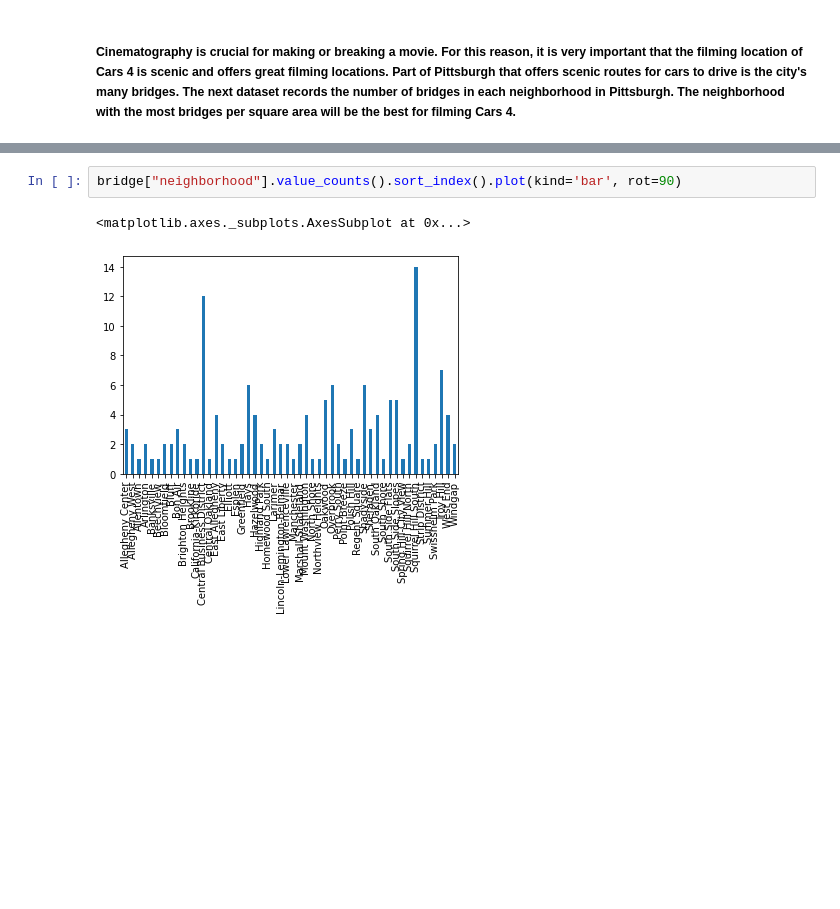
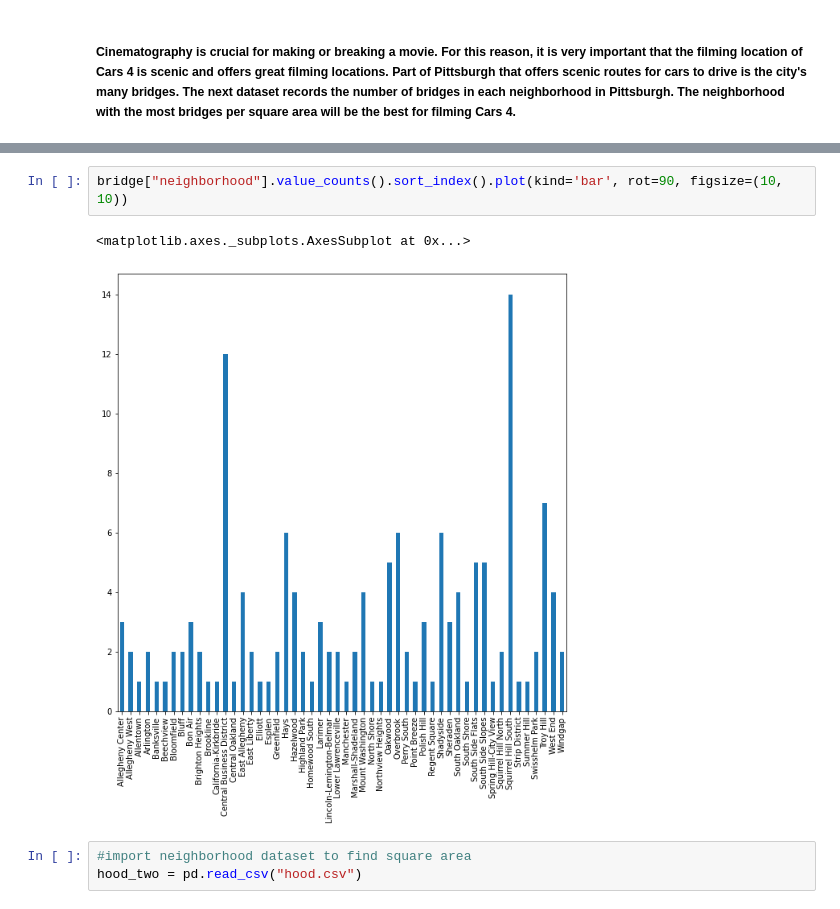
Before and after one commit to norarich/Final-Project, a Jupyter notebook: Nora's Notebook.ipynb, the cells around one changed output, grey strips where cells are left out. Saved outputs shown, nothing was run; the diff lists cells and outputs as text; blank space fills up the shorter version.

```diff
--- a/Nora's Notebook.ipynb
+++ b/Nora's Notebook.ipynb
@@ -68,7 +120,10 @@ Brookline                     1
 North Shore                   1
 Name: neighborhood, dtype: int64
 # %%
-bridge["neighborhood"].value_counts().sort_index().plot(kind='bar', rot=90)
+bridge["neighborhood"].value_counts().sort_index().plot(kind='bar', rot=90, figsize=(10, 10))
 # %% [output]
 <matplotlib.axes._subplots.AxesSubplot at 0x...>
-[figure, old version]
+[figure, new version]
+# %%
+#import neighborhood dataset to find square area
+hood_two = pd.read_csv("hood.csv")
```
Also changed, not shown: parts of 9 cells of this notebook, 2 other files.
